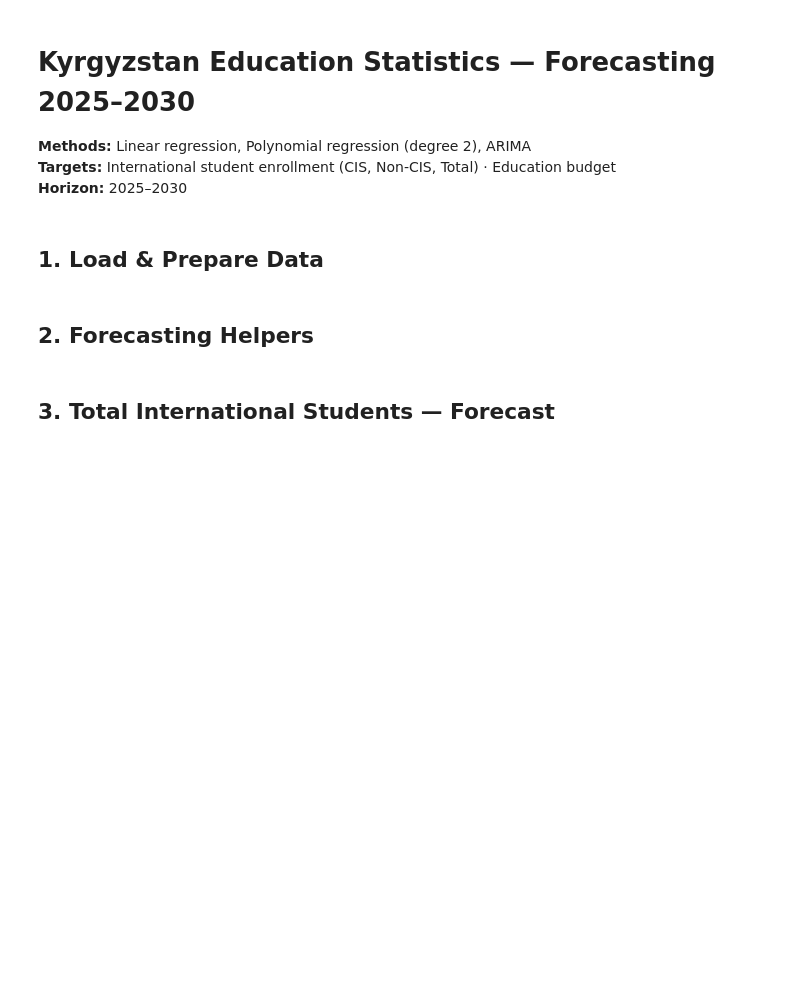
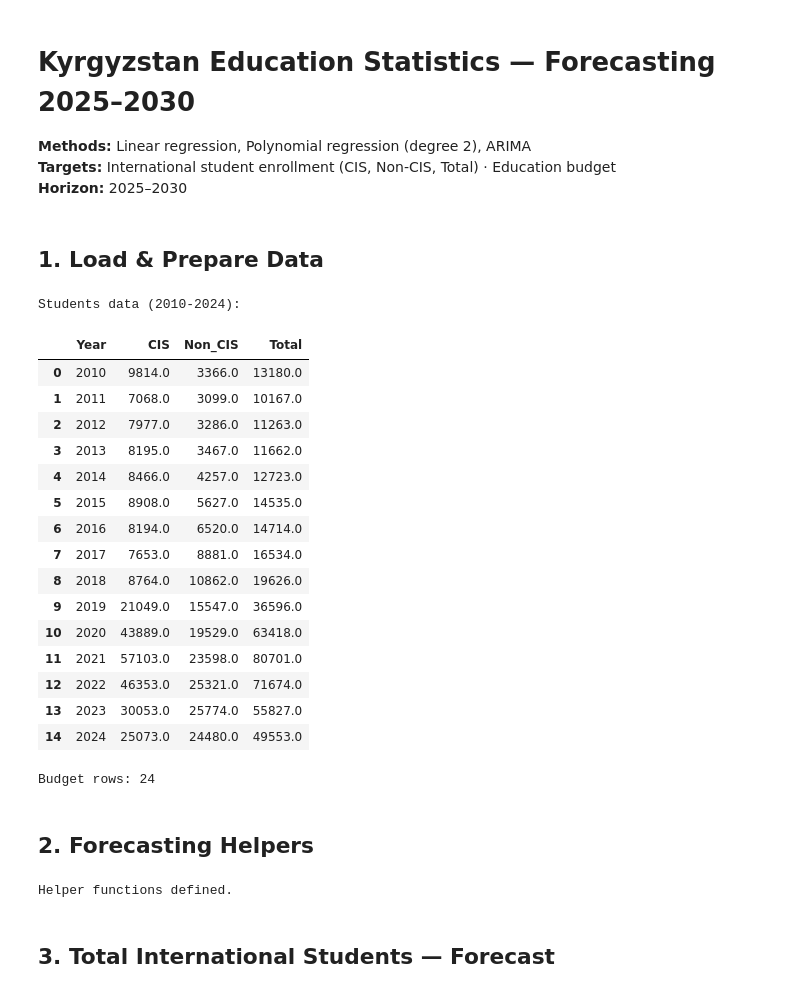
Before and after one commit to MuliShKa/kyrgyzstan-education-analysis, a Jupyter notebook: ipynb/kyrgyzstan_forecasting.ipynb, the cells around one changed output. Saved outputs shown, nothing was run; the diff lists cells and outputs as text; code cells hidden in the pictures; blank space fills up the shorter version.

```diff
--- a/ipynb/kyrgyzstan_forecasting.ipynb
+++ b/ipynb/kyrgyzstan_forecasting.ipynb
@@ -51,9 +25,9 @@ print('\nBudget rows:', len(budget_ts))
 # %% [markdown]
 ## 1. Load & Prepare Data
 # %%
-cis_raw     = pd.read_csv('students_cis.csv',     encoding='utf-8-sig')
-non_cis_raw = pd.read_csv('students_non_cis.csv', encoding='utf-8-sig')
-budget_raw  = pd.read_csv('education_budget.csv', encoding='utf-8-sig')
+cis_raw     = pd.read_csv('../data/students_cis.csv',     encoding='utf-8-sig')
+non_cis_raw = pd.read_csv('../data/students_non_cis.csv', encoding='utf-8-sig')
+budget_raw  = pd.read_csv('../data/education_budget.csv', encoding='utf-8-sig')
 
 year_cols = [str(y) for y in range(2010, 2025)]
 
@@ -67,33 +41,52 @@ cis_total     = extract_totals(cis_raw)
 non_cis_total = extract_totals(non_cis_raw)
 
 students_df = pd.DataFrame({
     'Year':    [int(y) for y in year_cols],
     'CIS':     cis_total.values,
     'Non_CIS': non_cis_total.values
 })
 students_df['Total'] = students_df['CIS'] + students_df['Non_CIS']
 
 # Budget
 budget = budget_raw.copy()
 en_col_b = budget.columns[2]
 budget[en_col_b] = budget[en_col_b].astype(str).str.strip()
 b_years = [str(y) for y in range(2001, 2025)]
 for col in b_years:
     if col in budget.columns:
         budget[col] = pd.to_numeric(budget[col], errors='coerce')
 
 def get_budget_row(kw):
     mask = budget[en_col_b].str.lower().str.contains(kw, na=False)
     return budget[mask].iloc[0][b_years].astype(float) if mask.any() else pd.Series([np.nan]*len(b_years), index=b_years)
 
 budget_ts = pd.DataFrame({
     'Year': [int(y) for y in b_years],
     'Total_mln_som': get_budget_row('total').values,
 })
 
 print('Students data (2010-2024):')
 display(students_df)
 print('\nBudget rows:', len(budget_ts))
+# %% [output]
+Students data (2010-2024):
+|  | Year | CIS | Non_CIS | Total |
+| 0 | 2010 | 9814.0 | 3366.0 | 13180.0 |
+| 1 | 2011 | 7068.0 | 3099.0 | 10167.0 |
+| 2 | 2012 | 7977.0 | 3286.0 | 11263.0 |
+| 3 | 2013 | 8195.0 | 3467.0 | 11662.0 |
+| 4 | 2014 | 8466.0 | 4257.0 | 12723.0 |
+| 5 | 2015 | 8908.0 | 5627.0 | 14535.0 |
+| 6 | 2016 | 8194.0 | 6520.0 | 14714.0 |
+| 7 | 2017 | 7653.0 | 8881.0 | 16534.0 |
+| 8 | 2018 | 8764.0 | 10862.0 | 19626.0 |
+| 9 | 2019 | 21049.0 | 15547.0 | 36596.0 |
+| 10 | 2020 | 43889.0 | 19529.0 | 63418.0 |
+| 11 | 2021 | 57103.0 | 23598.0 | 80701.0 |
+| 12 | 2022 | 46353.0 | 25321.0 | 71674.0 |
+| 13 | 2023 | 30053.0 | 25774.0 | 55827.0 |
+| 14 | 2024 | 25073.0 | 24480.0 | 49553.0 |
+Budget rows: 24
 # %% [markdown]
 ## 2. Forecasting Helpers
 # %%
@@ -127,13 +120,14 @@ def fit_and_forecast(years, values, future_years, degree=2):
 
 
 def fit_arima(series, future_years, order=(1,1,1)):
-    """Fit ARIMA and return forecast for future_years."""
     model = ARIMA(series, order=order).fit()
     fc    = model.forecast(steps=len(future_years))
     aic   = model.aic
-    return {'pred': fc.values, 'aic': aic, 'model': model}
+    return {'pred': np.array(fc), 'aic': aic, 'model': model}  # ✅ fc.values → np.array(fc)
 
 print('Helper functions defined.')
+# %% [output]
+Helper functions defined.
 # %% [markdown]
 ## 3. Total International Students — Forecast
 # %%
```
Also changed, not shown: parts of 8 cells of this notebook, 3 other files.
